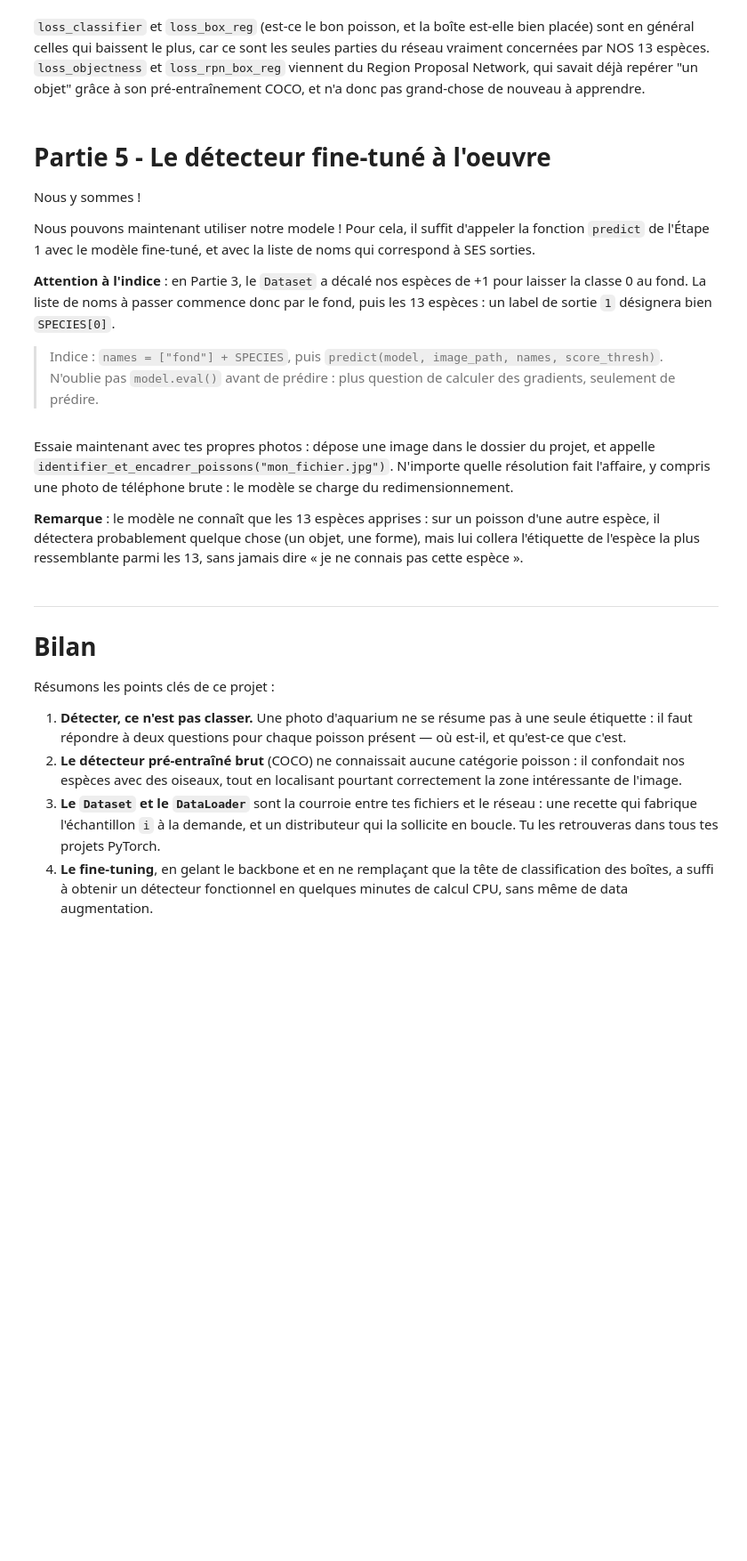
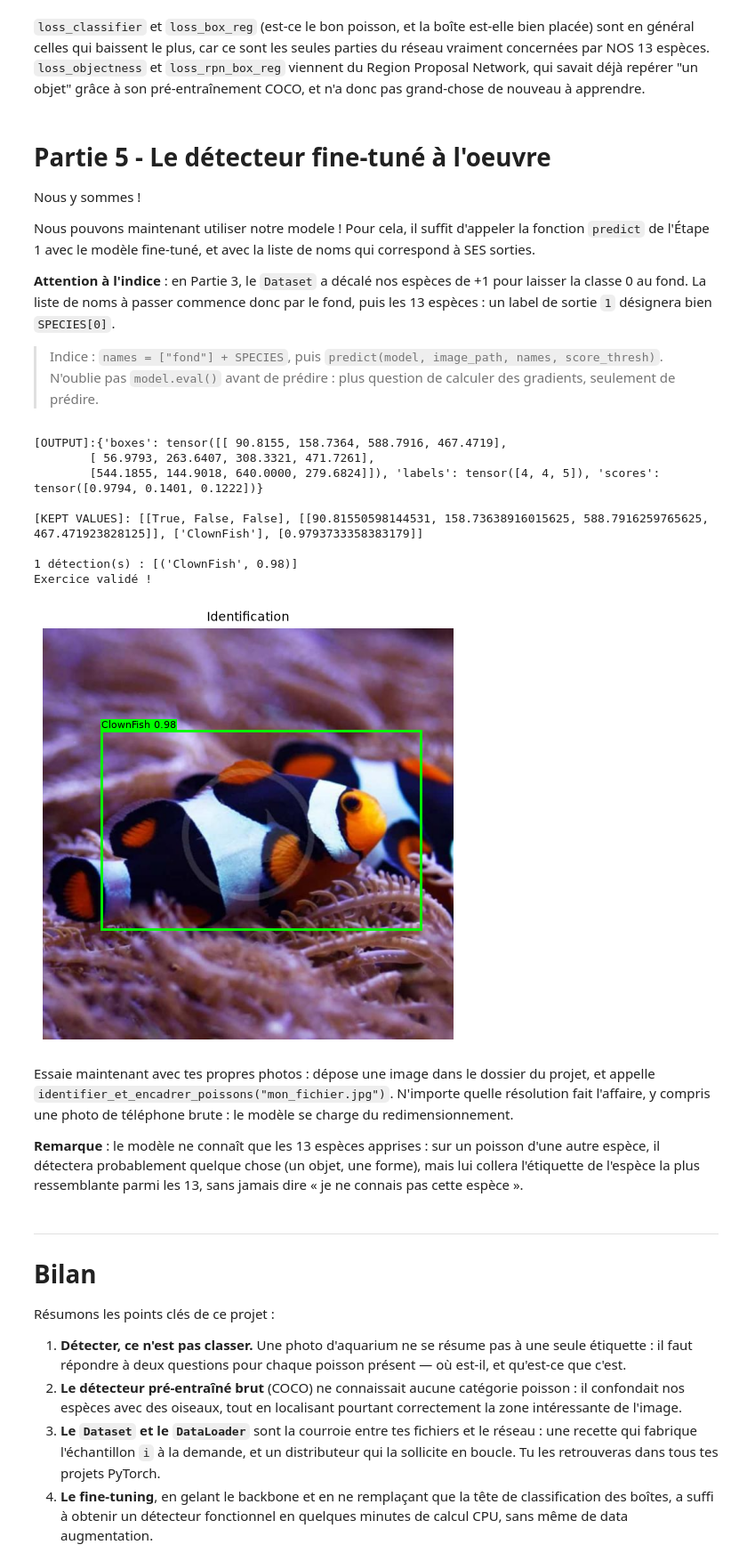
Before and after one commit to JDVegas/AI-Practical_ML-PRO, a Jupyter notebook: Cahier-Vacances-2026-main/Projet_05/projet_05.ipynb, the cells around one changed output. Shown at 89% size. Drawn from its saved outputs; the diff is of its cells as text; code cells hidden in the pictures; blank space fills up the shorter version.

```diff
--- a/Cahier-Vacances-2026-main/Projet_05/projet_05.ipynb
+++ b/Cahier-Vacances-2026-main/Projet_05/projet_05.ipynb
@@ -377,9 +387,14 @@ def build_model(num_classes_with_background):
     ### START CODE HERE ###
 
     for p in model.backbone.parameters():
-          # (1) on gèle le backbone : il sait déjà "voir"
-    in_features =   # (2) la taille d'entrée de l'ancienne tête
-    model.roi_heads.box_predictor =  # (3) la nouvelle tête
+          # Freeze all the backbone layers to keep pre-trained parameters
+          p.requires_grad = False  # (1) on gèle le backbone : il sait déjà "voir"
+
+    # Get the previous model head input size
+    in_features = model.roi_heads.box_predictor.cls_score.in_features # (2) la taille d'entrée de l'ancienne tête
+
+    # Modify the training model heads
+    model.roi_heads.box_predictor = FastRCNNPredictor(in_features, num_classes_with_background) # (3) la nouvelle tête
 
     ### END CODE HERE ###
 
@@ -420,12 +438,20 @@ for epoch in range(NUM_EPOCHS):
         images, targets = list(images), list(targets)
 
         ### START CODE HERE ###
+        # Infer on the model and compute the 4 losses
+        loss_dict = model(images, targets) # (1) en mode train(), retourne un dict de 4 losses
 
-        loss_dict =  # (1) en mode train(), retourne un dict de 4 losses
-        loss =   # (2) la loss totale à rétropropager
-        # (3) on remet les gradients à zéro...
-        # (4) ...on rétropropage...
-        # (5) ...et on met à jour les poids
+        # Compute the sum of the 4 losses
+        loss = sum(loss_dict.values())  # (2) la loss totale à rétropropager
+
+        # Reinitialize the gradient
+        optimizer.zero_grad() # (3) on remet les gradients à zéro...
+
+        # Apply retropropagation
+        loss.backward() # (4) ...on rétropropage...
+
+        # Update weights
+        optimizer.step() # (5) ...et on met à jour les poids
 
         ### END CODE HERE ###
 
@@ -455,40 +488,54 @@ Nous pouvons maintenant utiliser notre modele ! Pour cela, il suffit d'appeler l
 
 > Indice : `names = ["fond"] + SPECIES`, puis `predict(model, image_path, names, score_thresh)`. N'oublie pas `model.eval()` avant de prédire : plus question de calculer des gradients, seulement de prédire.
 # %%
+# Set the model in evaluation mode so that the gradient be frozen
 model.eval()
 
 
 def identifier_et_encadrer_poissons(image_path, score_thresh=0.5):
     """
     Detect and identify every fish in a photo, using the fine-tuned model.
 
     Arguments:
     image_path -- path to an image file, of any resolution
     score_thresh -- minimum confidence score to keep a detection
 
     Returns:
     boxes -- list of [x1, y1, x2, y2] pixel boxes
     labels -- list of species names, same order as boxes
     scores -- list of confidence scores, same order as boxes
     """
 
     ### START CODE HERE ###
 
-    names =  # (1) la classe 0 est le fond, nos espèces suivent : label 1 -> SPECIES[0]
-    boxes, labels, scores =   # (2) l'Étape 1, avec le modèle fine-tuné
+    # Update the classes list
+    names = ["fond"] +SPECIES # (1) la classe 0 est le fond, nos espèces suivent : label 1 -> SPECIES[0]
+
+    # Predict using the fine-tuned model
+    boxes, labels, scores = predict(model, image_path, names, score_thresh)  # (2) l'Étape 1, avec le modèle fine-tuné
 
     ### END CODE HERE ###
 
     return boxes, labels, scores
 
 
 boxes, labels, scores = identifier_et_encadrer_poissons(clownfish_path)
 plot_boxes(Image.open(clownfish_path).convert("RGB"), boxes, labels, scores, title="Identification")
 
 print(f"{len(boxes)} détection(s) : {list(zip(labels, [round(s, 2) for s in scores]))}")
 assert all(label in SPECIES for label in labels), \
     f"Toutes les étiquettes doivent être des espèces (attention au décalage du fond), tu obtiens {labels}"
 print("Exercice validé !")
+# %% [output]
+[OUTPUT]:{'boxes': tensor([[ 90.8155, 158.7364, 588.7916, 467.4719],
+        [ 56.9793, 263.6407, 308.3321, 471.7261],
+        [544.1855, 144.9018, 640.0000, 279.6824]]), 'labels': tensor([4, 4, 5]), 'scores': tensor([0.9794, 0.1401, 0.1222])}
+
+[KEPT VALUES]: [[True, False, False], [[90.81550598144531, 158.73638916015625, 588.7916259765625, 467.471923828125]], ['ClownFish'], [0.9793733358383179]]
+
+1 détection(s) : [('ClownFish', 0.98)]
+Exercice validé !
+[figure, added]
 # %% [markdown]
 Essaie maintenant avec tes propres photos : dépose une image dans le dossier du projet, et appelle `identifier_et_encadrer_poissons("mon_fichier.jpg")`. N'importe quelle résolution fait l'affaire, y compris une photo de téléphone brute : le modèle se charge du redimensionnement.
 
```
Also changed, not shown: parts of 5 cells of this notebook.
